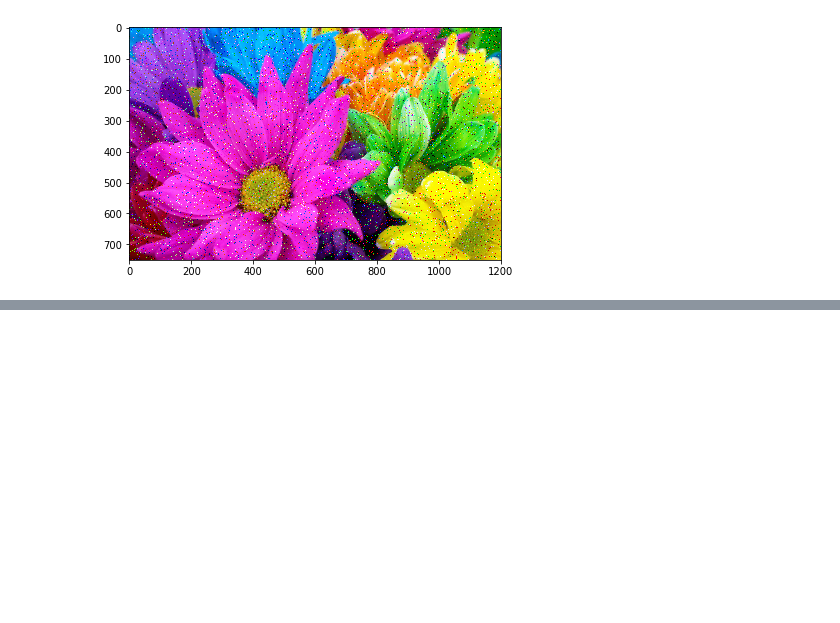
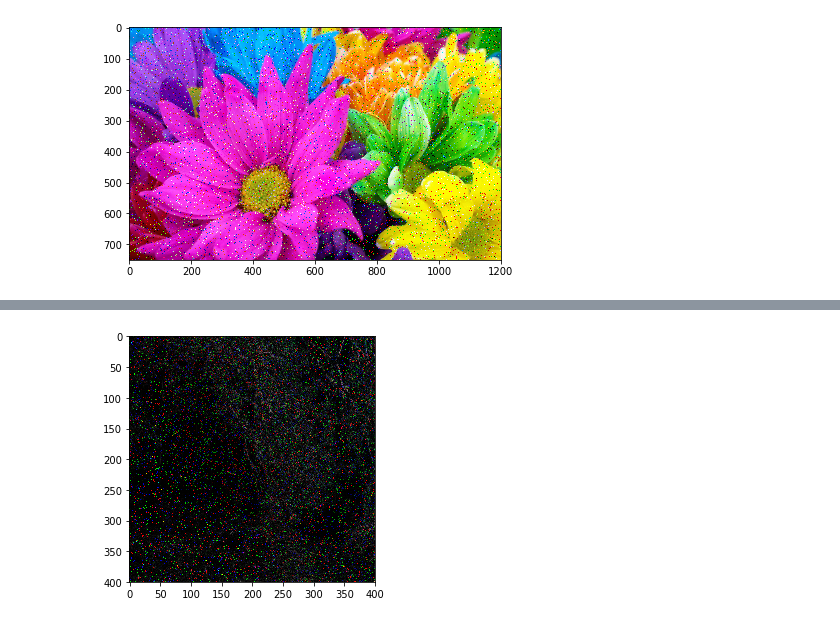
Before and after one commit to lukinaanastasiya/multimedia, a Jupyter notebook: lab2.ipynb, the cells around one changed output, grey strips where cells are left out. Saved outputs shown, nothing was run; the diff lists cells and outputs as text; code cells hidden in the pictures; blank space fills up the shorter version.

```diff
--- a/lab2.ipynb
+++ b/lab2.ipynb
@@ -154,0 +162,5 @@ Wall time: 37.3 s
+# %%
+# Карта разности
+imshow(np.abs(img_as_float(med_img)-noise_img));
+# %% [output]
+[figure, added]
```
Also changed, not shown: parts of 6 cells of this notebook.
